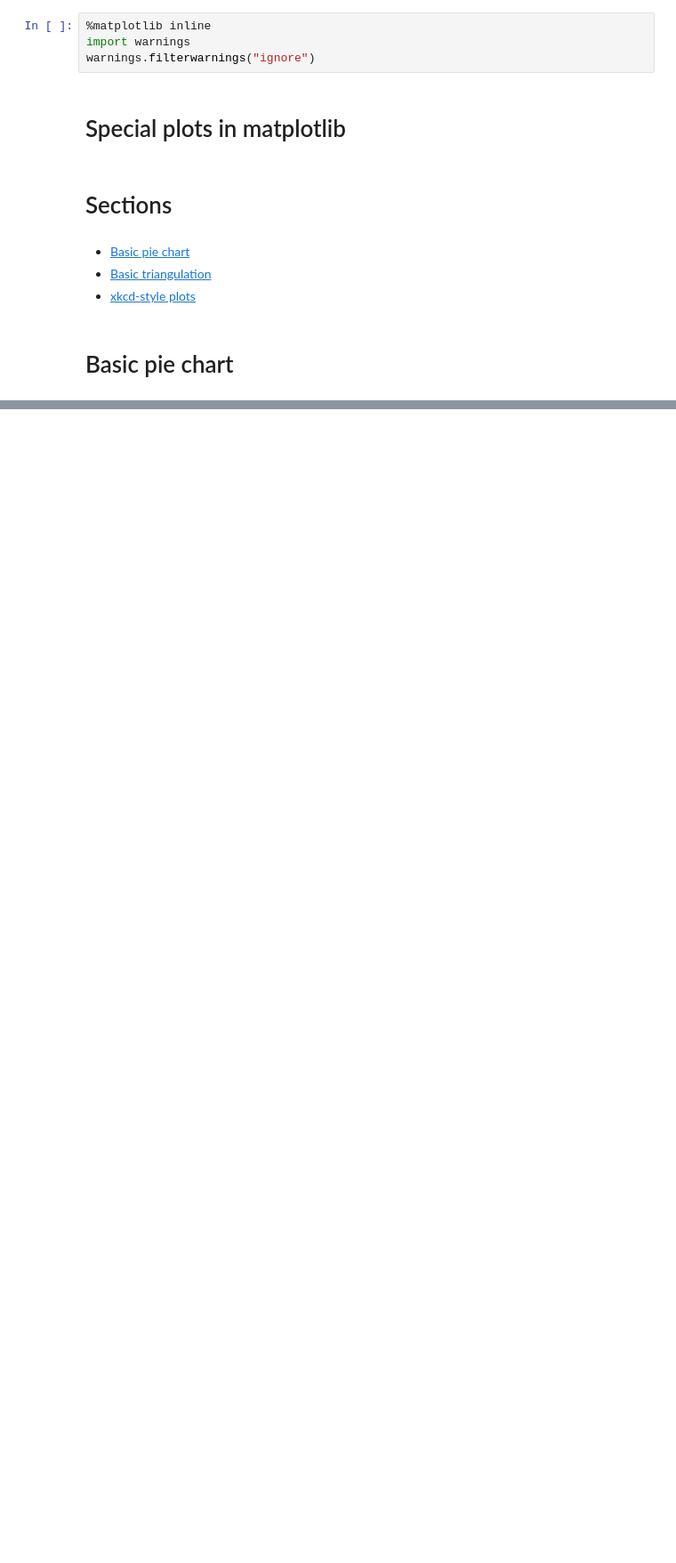
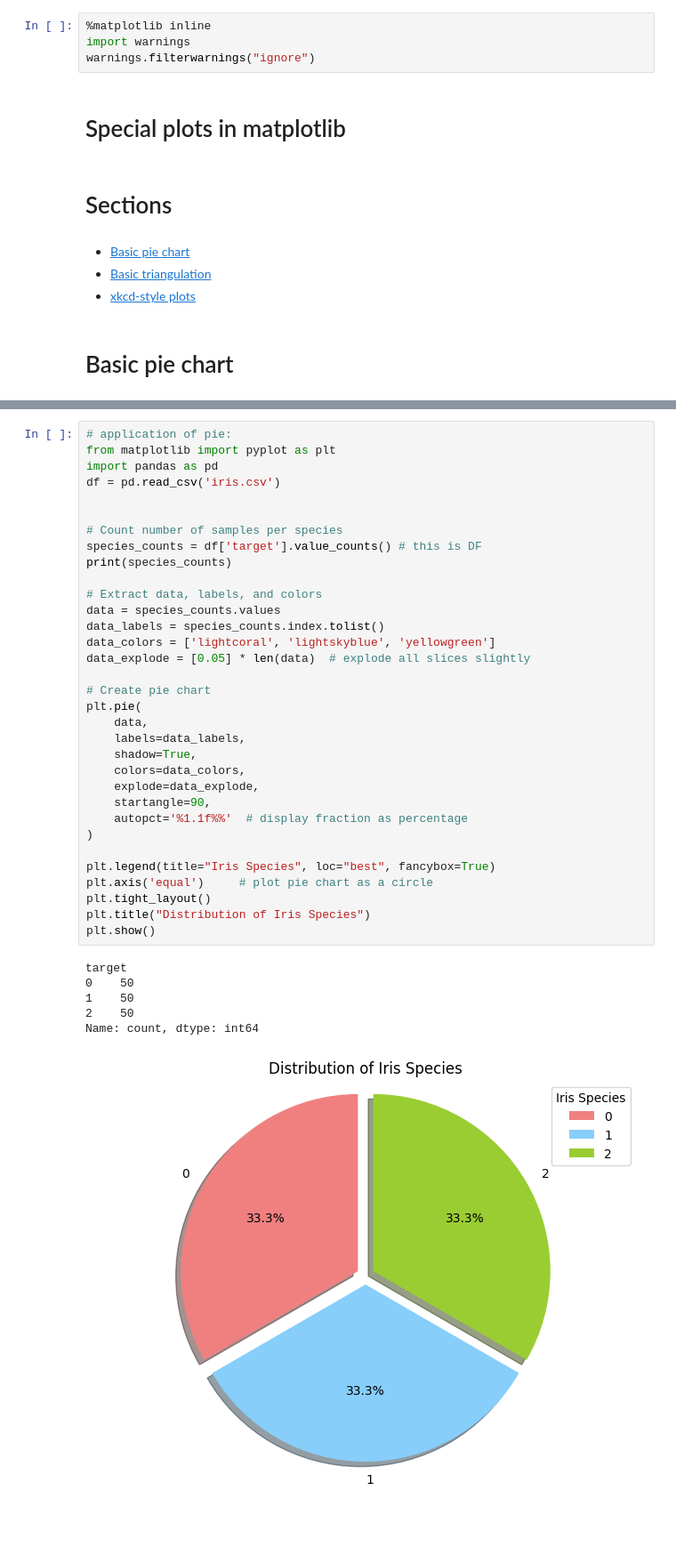
Before and after one commit to ash322ash422/tut_matplotlib, a Jupyter notebook: tut_mp5_pie_specialplots.ipynb, the cells around one changed output, grey strips where cells are left out. Shown: that part at 89% size. Cells and saved outputs as stored; diff of their text form; blank space fills up the shorter version.

```diff
--- a/tut_mp5_pie_specialplots.ipynb
+++ b/tut_mp5_pie_specialplots.ipynb
@@ -38,3 +39,43 @@ plt.show()
+# %%
+# application of pie:
+from matplotlib import pyplot as plt
+import pandas as pd
+df = pd.read_csv('iris.csv')
+
+
+# Count number of samples per species
+species_counts = df['target'].value_counts() # this is DF
+print(species_counts)
+
+# Extract data, labels, and colors
+data = species_counts.values
+data_labels = species_counts.index.tolist()
+data_colors = ['lightcoral', 'lightskyblue', 'yellowgreen']
+data_explode = [0.05] * len(data)  # explode all slices slightly
+
+# Create pie chart
+plt.pie(
+    data,
+    labels=data_labels,
+    shadow=True,
+    colors=data_colors,
+    explode=data_explode,
+    startangle=90,
+    autopct='%1.1f%%'  # display fraction as percentage
+)
+
+plt.legend(title="Iris Species", loc="best", fancybox=True)
+plt.axis('equal')     # plot pie chart as a circle
+plt.tight_layout()
+plt.title("Distribution of Iris Species")
+plt.show()
+# %% [output]
+target
+0    50
+1    50
+2    50
+Name: count, dtype: int64
+[figure, added]
 # %% [markdown]
 <br>
 <br>
```
Also changed, not shown: parts of 3 cells of this notebook, 4 other files.
